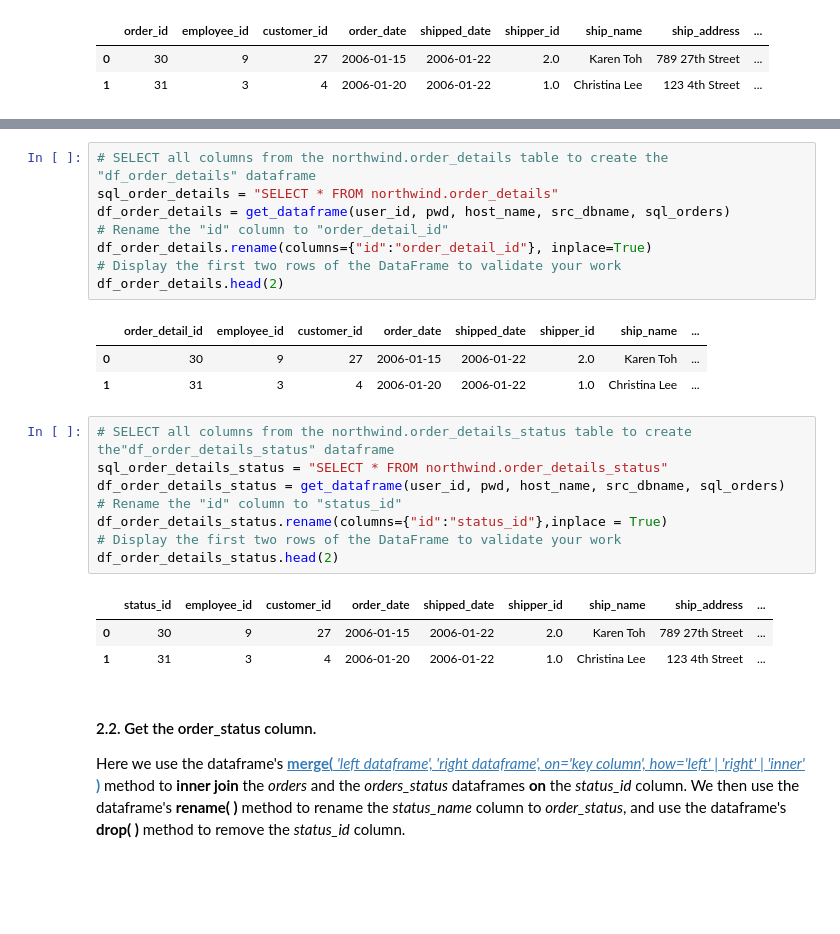
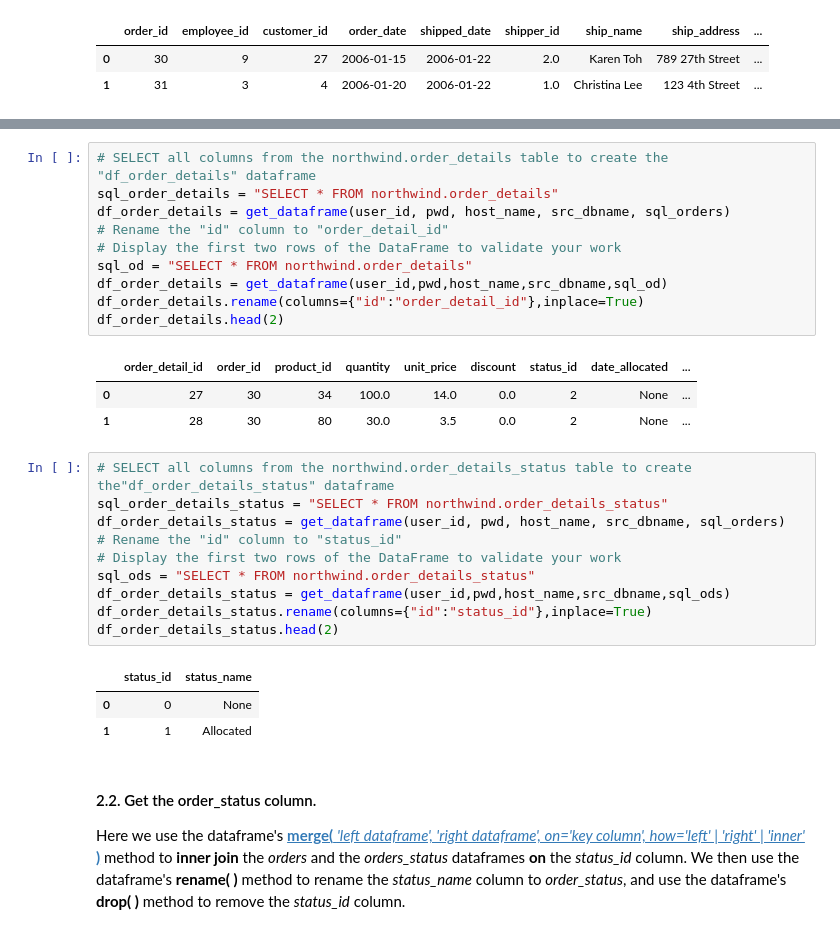
Before and after one commit to 22ai/DS-2002, a Jupyter notebook: 02-Python/Lab-03-Python-Extract-Transform-Load.ipynb, the cells around one changed output, grey strips where cells are left out. Drawn from its saved outputs; the diff is of its cells as text; blank space fills up the shorter version.

```diff
--- a/02-Python/Lab-03-Python-Extract-Transform-Load.ipynb
+++ b/02-Python/Lab-03-Python-Extract-Transform-Load.ipynb
@@ -246,25 +248,29 @@ df_orders_status.head(2)
 sql_order_details = "SELECT * FROM northwind.order_details"
 df_order_details = get_dataframe(user_id, pwd, host_name, src_dbname, sql_orders)
 # Rename the "id" column to "order_detail_id"
-df_order_details.rename(columns={"id":"order_detail_id"}, inplace=True)
 # Display the first two rows of the DataFrame to validate your work
+sql_od = "SELECT * FROM northwind.order_details"
+df_order_details = get_dataframe(user_id,pwd,host_name,src_dbname,sql_od)
+df_order_details.rename(columns={"id":"order_detail_id"},inplace=True)
 df_order_details.head(2)
 # %% [output]
-|  | order_detail_id | employee_id | customer_id | order_date | shipped_date | shipper_id | ship_name | ... |
-| 0 | 30 | 9 | 27 | 2006-01-15 | 2006-01-22 | 2.0 | Karen Toh | ... |
-| 1 | 31 | 3 | 4 | 2006-01-20 | 2006-01-22 | 1.0 | Christina Lee | ... |
+|  | order_detail_id | order_id | product_id | quantity | unit_price | discount | status_id | date_allocated | ... |
+| 0 | 27 | 30 | 34 | 100.0 | 14.0 | 0.0 | 2 | None | ... |
+| 1 | 28 | 30 | 80 | 30.0 | 3.5 | 0.0 | 2 | None | ... |
 # %%
 # SELECT all columns from the northwind.order_details_status table to create the"df_order_details_status" dataframe
 sql_order_details_status = "SELECT * FROM northwind.order_details_status"
 df_order_details_status = get_dataframe(user_id, pwd, host_name, src_dbname, sql_orders)
 # Rename the "id" column to "status_id"
-df_order_details_status.rename(columns={"id":"status_id"},inplace = True)
 # Display the first two rows of the DataFrame to validate your work
+sql_ods = "SELECT * FROM northwind.order_details_status"
+df_order_details_status = get_dataframe(user_id,pwd,host_name,src_dbname,sql_ods)
+df_order_details_status.rename(columns={"id":"status_id"},inplace=True)
 df_order_details_status.head(2)
 # %% [output]
-|  | status_id | employee_id | customer_id | order_date | shipped_date | shipper_id | ship_name | ship_address | ... |
-| 0 | 30 | 9 | 27 | 2006-01-15 | 2006-01-22 | 2.0 | Karen Toh | 789 27th Street | ... |
-| 1 | 31 | 3 | 4 | 2006-01-20 | 2006-01-22 | 1.0 | Christina Lee | 123 4th Street | ... |
+|  | status_id | status_name |
+| 0 | 0 | None |
+| 1 | 1 | Allocated |
 # %% [markdown]
 #### 2.2. Get the order_status column.
 Here we use the dataframe's <a href="https://pandas.pydata.org/pandas-docs/stable/reference/api/pandas.merge.html">**merge(** *'left dataframe', 'right dataframe', on='key column', how='left' | 'right' | 'inner'* **)**</a> method to **inner join** the *orders* and the *orders_status* dataframes **on** the *status_id* column.  We then use the dataframe's **rename( )** method to rename the *status_name* column to *order_status*, and use the dataframe's **drop( )** method to remove the *status_id* column.
```
Also changed, not shown: parts of 17 cells of this notebook, 4 other files.
